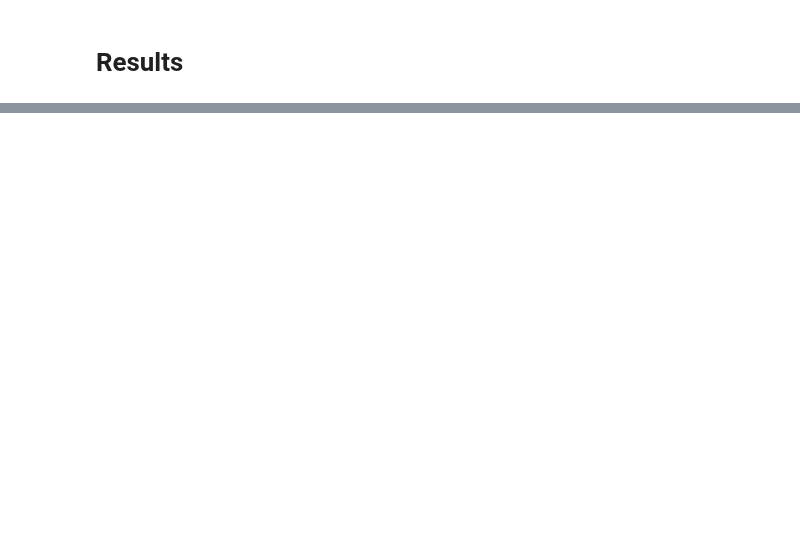
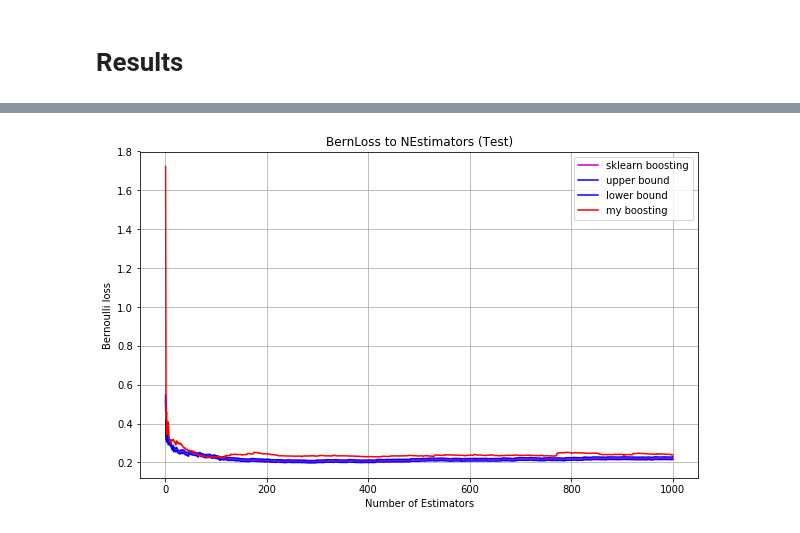
Before and after one commit to v-vskv-v/IR_ML, a Jupyter notebook: Data Analysis/Semester 3/BernBoost.ipynb, the cells around one changed output, grey strips where cells are left out. Drawn from its saved outputs; the diff is of its cells as text; code cells hidden in the pictures; blank space fills up the shorter version.

```diff
--- a/Data Analysis/Semester 3/BernBoost.ipynb
+++ b/Data Analysis/Semester 3/BernBoost.ipynb
@@ -480,0 +505,26 @@ plt.show()
+# %%
+train_score_by_n = my_model.get_score(y_spam_test)
+# %%
+base_score_by_n = np.zeros(N_ESTIMATORS)
+for i, y_pred in enumerate(base_model.staged_predict(x_spam_test)):
+    base_score_by_n[i] = bern(y_spam_test, y_pred)
+# %%
+%matplotlib inline
+plt.figure(figsize=(10, 6))
+plt.title('BernLoss to NEstimators (Test)')
+plt.plot(np.arange(N_ESTIMATORS) + 1, base_score_by_n,
+         'm-', label='sklearn boosting')
+plt.plot(np.arange(N_ESTIMATORS) + 1, base_score_by_n * 1.03,
+         'b-', label='upper bound')
+plt.plot(np.arange(N_ESTIMATORS) + 1, base_score_by_n * 0.97,
+         'b-', label='lower bound')
+plt.plot(np.arange(N_ESTIMATORS) + 1, train_score_by_n,
+         'r-', label='my boosting')
+
+plt.legend(loc='upper right')
+plt.xlabel('Number of Estimators')
+plt.ylabel('Bernoulli loss')
+plt.grid(True)
+plt.show()
+# %% [output]
+[figure, added]
```
Also changed, not shown: parts of 24 cells of this notebook.
